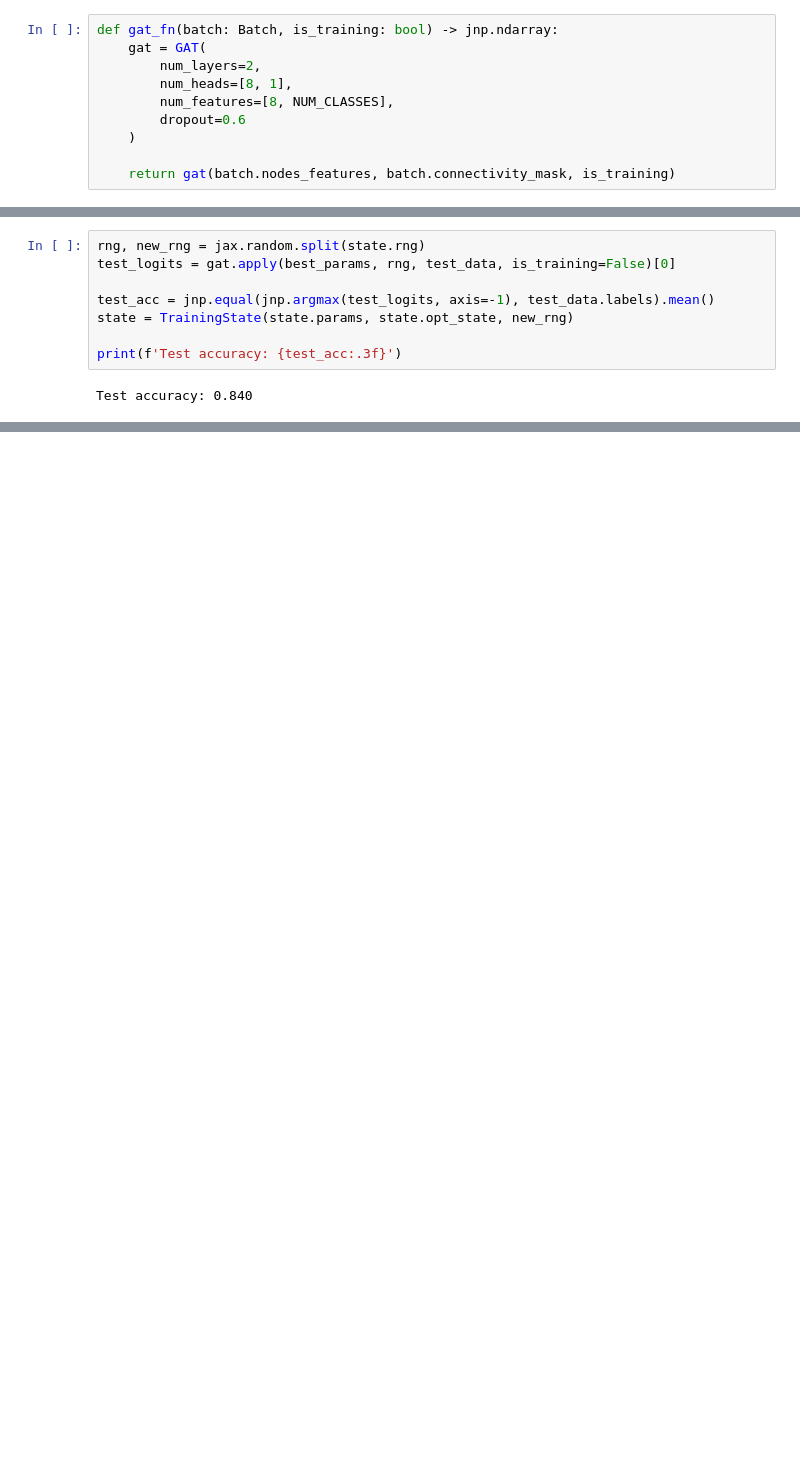
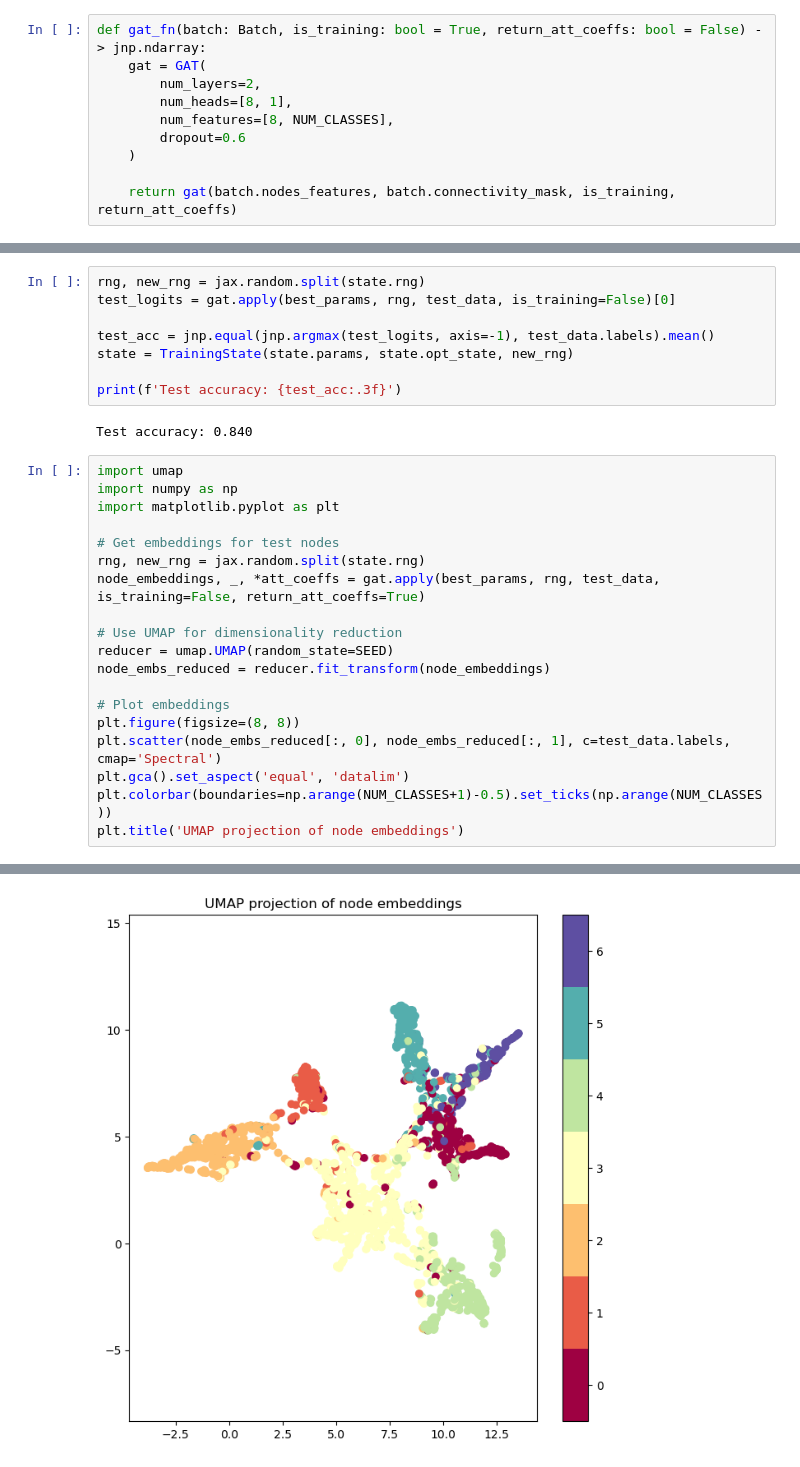
Before and after one commit to lucabeetz/gat, a Jupyter notebook: exploring_gat.ipynb, the cells around one changed output, grey strips where cells are left out. Drawn from its saved outputs; the diff is of its cells as text; blank space fills up the shorter version.

```diff
--- a/exploring_gat.ipynb
+++ b/exploring_gat.ipynb
@@ -20,7 +20,7 @@ GAT_HEADS = [8, 1]
 GAT_FEATURES = [8, NUM_CLASSES]
 DROPOUT = 0.6
 # %%
-def gat_fn(batch: Batch, is_training: bool) -> jnp.ndarray:
+def gat_fn(batch: Batch, is_training: bool = True, return_att_coeffs: bool = False) -> jnp.ndarray:
     gat = GAT(
         num_layers=2,
         num_heads=[8, 1],
@@ -28,7 +28,7 @@ def gat_fn(batch: Batch, is_training: bool) -> jnp.ndarray:
         dropout=0.6
     )
 
-    return gat(batch.nodes_features, batch.connectivity_mask, is_training)
+    return gat(batch.nodes_features, batch.connectivity_mask, is_training, return_att_coeffs)
 # %%
 gat = hk.transform(gat_fn)
 optimiser = optax.adam(5e-3)
@@ -122,3 +122,23 @@ state = TrainingState(state.params, state.opt_state, new_rng)
 print(f'Test accuracy: {test_acc:.3f}')
 # %% [output]
 Test accuracy: 0.840
+# %%
+import umap
+import numpy as np
+import matplotlib.pyplot as plt
+
+# Get embeddings for test nodes
+rng, new_rng = jax.random.split(state.rng)
+node_embeddings, _, *att_coeffs = gat.apply(best_params, rng, test_data, is_training=False, return_att_coeffs=True)
+
+# Use UMAP for dimensionality reduction
+reducer = umap.UMAP(random_state=SEED)
+node_embs_reduced = reducer.fit_transform(node_embeddings)
+
+# Plot embeddings
+plt.figure(figsize=(8, 8))
+plt.scatter(node_embs_reduced[:, 0], node_embs_reduced[:, 1], c=test_data.labels, cmap='Spectral')
+plt.gca().set_aspect('equal', 'datalim')
+plt.colorbar(boundaries=np.arange(NUM_CLASSES+1)-0.5).set_ticks(np.arange(NUM_CLASSES))
+plt.title('UMAP projection of node embeddings')
+# %% [output]
@@ -124,0 +146 @@ Test accuracy: 0.840
+[figure, added]
```
Also changed, not shown: parts of 4 cells of this notebook, 1 other file.
